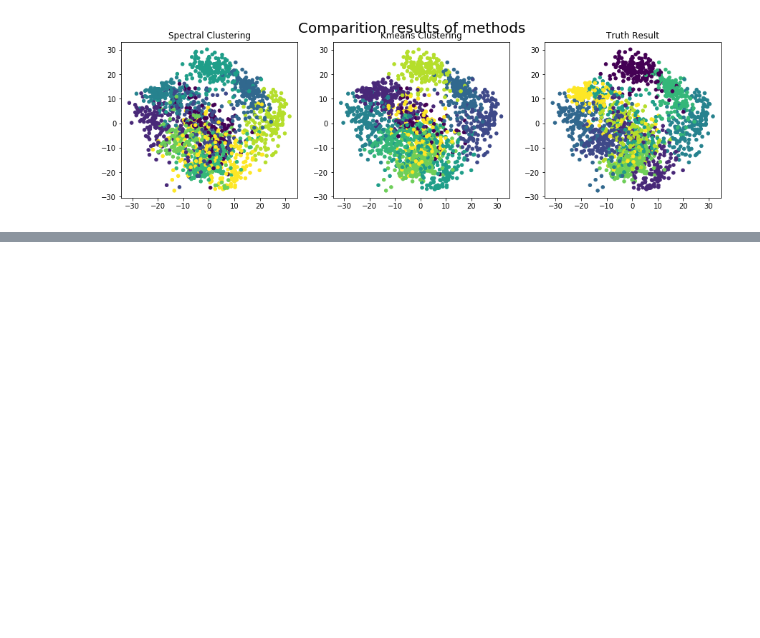
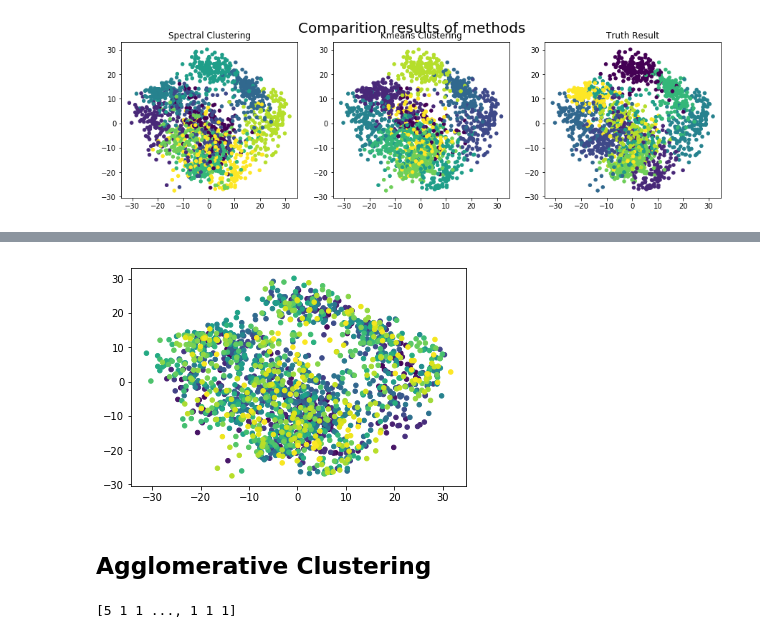
Before and after one commit to tranquoclongt1/ML, a Jupyter notebook: Bai tap 2.ipynb, the cells around one changed output, grey strips where cells are left out. Saved outputs shown, nothing was run; the diff lists cells and outputs as text; code cells hidden in the pictures; blank space fills up the shorter version.

```diff
--- a/Bai tap 2.ipynb
+++ b/Bai tap 2.ipynb
@@ -153,0 +169,13 @@ ax.set_title('Truth Result')
+# %%
+digits = load_digits()
+data = digits.data
+data = StandardScaler().fit_transform(data)
+
+n_samples, n_features = data.shape
+n_digits = len(np.unique(digits.target))
+labels = digits.target
+
+sample_size = 300
+
+print("n_digits: %d, \t n_samples %d, \t n_features %d"
+      % (n_digits, n_samples, n_features))
@@ -153,0 +200,2 @@ ax.set_title('Truth Result')
+# %%
+db = DBSCAN(eps=1, min_samples=1,algorithm='kd_tree').fit(data)
@@ -153,0 +236,10 @@ ax.set_title('Truth Result')
+# %%
+nComponents = 2
+vPCA = PCA(nComponents)
+digitData_to_2D = vPCA.fit_transform(digits.data)
+plt.scatter(digitData_to_2D[:,0], digitData_to_2D[:,1],  c= db.labels_, s=20)
+plt.show()
+# %% [output]
+[figure, added]
+# %% [markdown]
+## Agglomerative Clustering
@@ -153,0 +252,4 @@ ax.set_title('Truth Result')
+# %%
+print(db.labels_)
+# %% [output]
+[5 1 1 ..., 1 1 1]
```
Also changed, not shown: parts of 31 cells of this notebook, 1 other file.
